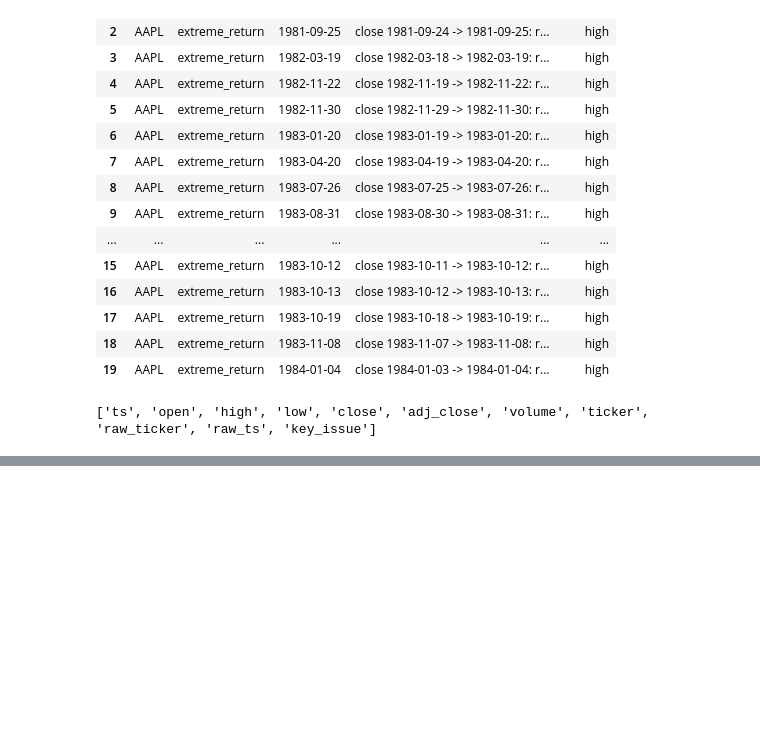
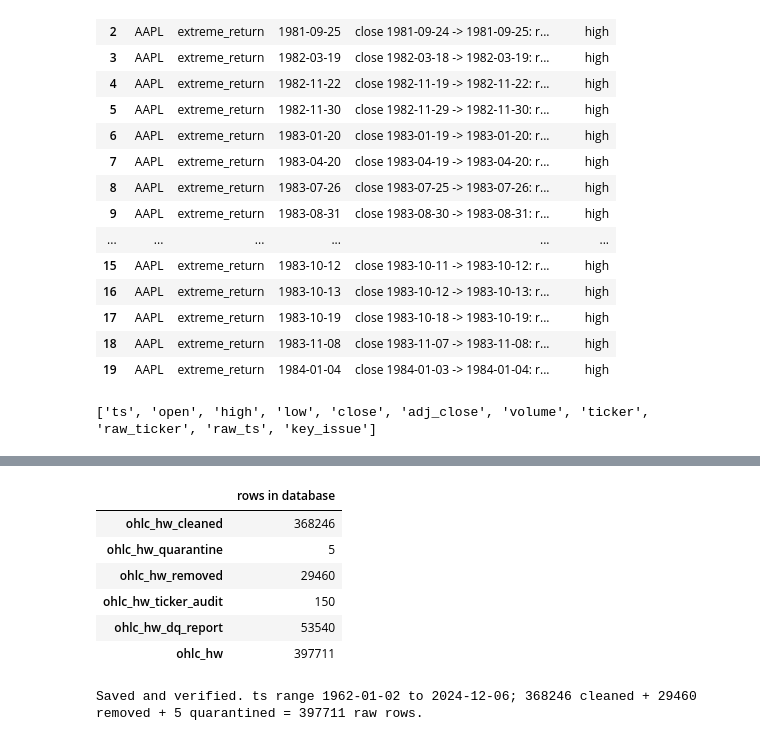
Before and after one commit to yang-guo/UCB-MFE-python-preprogram-2026-winter, a Jupyter notebook: Homeworks/HW2/silvie_huo/01_data_cleaning.ipynb, the cells around one changed output, grey strips where cells are left out. Drawn from its saved outputs; the diff is of its cells as text; code cells hidden in the pictures; blank space fills up the shorter version.

```diff
--- a/Homeworks/HW2/silvie_huo/01_data_cleaning.ipynb
+++ b/Homeworks/HW2/silvie_huo/01_data_cleaning.ipynb
@@ -589,0 +1167,75 @@ print(list(df.columns))
+# %%
+## Write outputs to data.db
+
+from contextlib import closing
+
+DB_PATH = "data/data.db"
+CLEAN_COLS = (["raw_row_id", "ticker", "ts"] + VALUE_COLS + ["raw_ticker", "raw_ts"]
+              + FLAG_COLS + ["extreme_return_class"])
+
+
+def for_sqlite(frame: pd.DataFrame) -> pd.DataFrame:
+    """Convert to plain dtypes SQLite stores predictably.
+
+    * bool -> 0/1, timestamps -> ISO date text, pandas string -> object, missing -> NULL.
+    """
+    out = frame.copy()
+    for col in out.columns:
+        s = out[col]
+        if pd.api.types.is_bool_dtype(s):
+            out[col] = s.astype(int)
+        elif pd.api.types.is_datetime64_any_dtype(s):
+            out[col] = s.dt.strftime("%Y-%m-%d")
+        elif pd.api.types.is_string_dtype(s):
+            out[col] = s.astype(object).where(s.notna(), None)
+    return out
+
+
+outputs = {
+    "ohlc_hw_cleaned": work[CLEAN_COLS],
+    "ohlc_hw_quarantine": quarantined,   # LOG_COLS + reason + note (stated uncertainty)
+    "ohlc_hw_removed": removed,           # LOG_COLS + reason
+    "ohlc_hw_ticker_audit": ticker_audit,
+    "ohlc_hw_dq_report": dq_report.assign(severity=dq_report["severity"].astype(str)),
+}
+# Guard: the raw table and the reference table are never written to.
+assert not {"ohlc_hw", "ohlc"} & set(outputs)
+
+# One transaction: either every output table is replaced or none is.
+with closing(sqlite3.connect(DB_PATH)) as conn, conn:
+    for name, frame in outputs.items():
+        for_sqlite(frame).to_sql(name, conn, if_exists="replace", index=False)
+
+# Read back from the database, not from memory, to verify what was actually saved.
+with closing(sqlite3.connect(DB_PATH)) as conn:
+    counts = {t: conn.execute(f"SELECT COUNT(*) FROM {t}").fetchone()[0] for t in [*outputs, "ohlc_hw"]}
+    n_bad_ts = conn.execute(
+        "SELECT COUNT(*) FROM ohlc_hw_cleaned "
+        "WHERE ts NOT GLOB '[0-9][0-9][0-9][0-9]-[0-9][0-9]-[0-9][0-9]'").fetchone()[0]
+    n_dup_keys = conn.execute(
+        "SELECT COUNT(*) FROM (SELECT 1 FROM ohlc_hw_cleaned GROUP BY ticker, ts HAVING COUNT(*) > 1)").fetchone()[0]
+    n_bad_rows = conn.execute("""
+        SELECT COUNT(*) FROM ohlc_hw_cleaned
+        WHERE open IS NULL OR high IS NULL OR low IS NULL OR close IS NULL OR adj_close IS NULL OR volume IS NULL
+           OR open <= 0 OR high <= 0 OR low <= 0 OR close <= 0 OR adj_close <= 0 OR volume < 0
+           OR high < MAX(open, close, low) OR low > MIN(open, close, high)""").fetchone()[0]
+    ts_range = conn.execute("SELECT MIN(ts), MAX(ts) FROM ohlc_hw_cleaned").fetchone()
+
+display(pd.Series(counts, name="rows in database").to_frame())
+assert counts["ohlc_hw_cleaned"] == len(work)
+assert counts["ohlc_hw_removed"] == len(removed) and counts["ohlc_hw_quarantine"] == len(quarantined)
+assert counts["ohlc_hw_cleaned"] + counts["ohlc_hw_removed"] + counts["ohlc_hw_quarantine"] == N_RAW
+assert counts["ohlc_hw"] == N_RAW, "raw table row count changed"
+assert n_bad_ts == 0 and n_dup_keys == 0 and n_bad_rows == 0
+print(f"Saved and verified. ts range {ts_range[0]} to {ts_range[1]}; "
+      f"{counts['ohlc_hw_cleaned']} cleaned + {counts['ohlc_hw_removed']} removed + "
+      f"{counts['ohlc_hw_quarantine']} quarantined = {N_RAW} raw rows.")
+# %% [output]
+|  | rows in database |
+| ohlc_hw_cleaned | 368246 |
+| ohlc_hw_quarantine | 5 |
+| ohlc_hw_removed | 29460 |
+| ohlc_hw_ticker_audit | 150 |
+| ohlc_hw_dq_report | 53540 |
+| ohlc_hw | 397711 |
+Saved and verified. ts range 1962-01-02 to 2024-12-06; 368246 cleaned + 29460 removed + 5 quarantined = 397711 raw rows.
```
Also changed, not shown: parts of 12 cells of this notebook.
